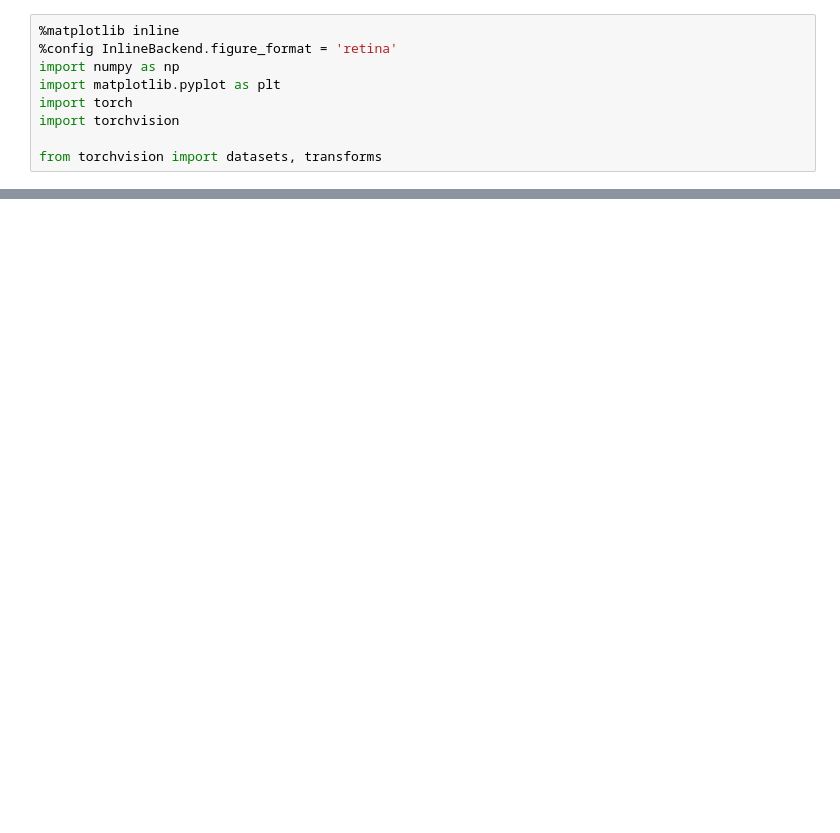
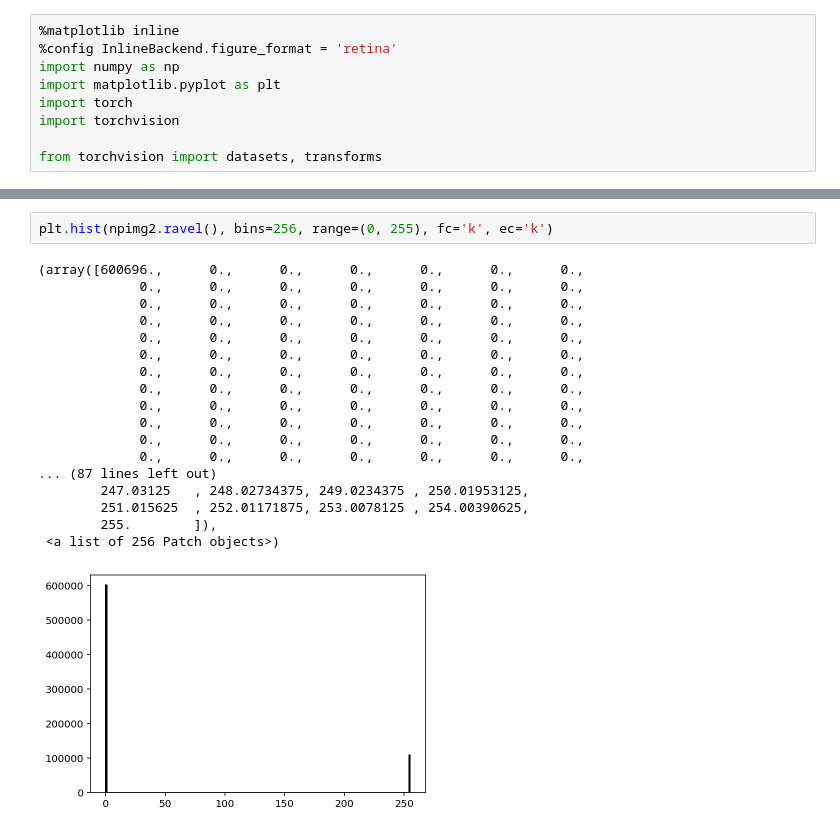
Before and after one commit to yencarnacion/pytorch-sudoku-solver, a Jupyter notebook: get_grids.ipynb, the cells around one changed output, grey strips where cells are left out. Drawn from its saved outputs; the diff is of its cells as text; blank space fills up the shorter version.

```diff
--- a/get_grids.ipynb
+++ b/get_grids.ipynb
@@ -35,0 +70,21 @@ imshow(torchvision.utils.make_grid(images[0]))
+# %%
+plt.hist(npimg2.ravel(), bins=256, range=(0, 255), fc='k', ec='k')
+# %% [output]
+(array([600696.,      0.,      0.,      0.,      0.,      0.,      0.,
+             0.,      0.,      0.,      0.,      0.,      0.,      0.,
+             0.,      0.,      0.,      0.,      0.,      0.,      0.,
+             0.,      0.,      0.,      0.,      0.,      0.,      0.,
+             0.,      0.,      0.,      0.,      0.,      0.,      0.,
+             0.,      0.,      0.,      0.,      0.,      0.,      0.,
+             0.,      0.,      0.,      0.,      0.,      0.,      0.,
+             0.,      0.,      0.,      0.,      0.,      0.,      0.,
+             0.,      0.,      0.,      0.,      0.,      0.,      0.,
+             0.,      0.,      0.,      0.,      0.,      0.,      0.,
+             0.,      0.,      0.,      0.,      0.,      0.,      0.,
+             0.,      0.,      0.,      0.,      0.,      0.,      0.,
+... (87 lines left out)
+        247.03125   , 248.02734375, 249.0234375 , 250.01953125,
+        251.015625  , 252.01171875, 253.0078125 , 254.00390625,
+        255.        ]),
+ <a list of 256 Patch objects>)
+[figure, added]
```
Also changed, not shown: parts of 26 cells of this notebook, 1 other file.
